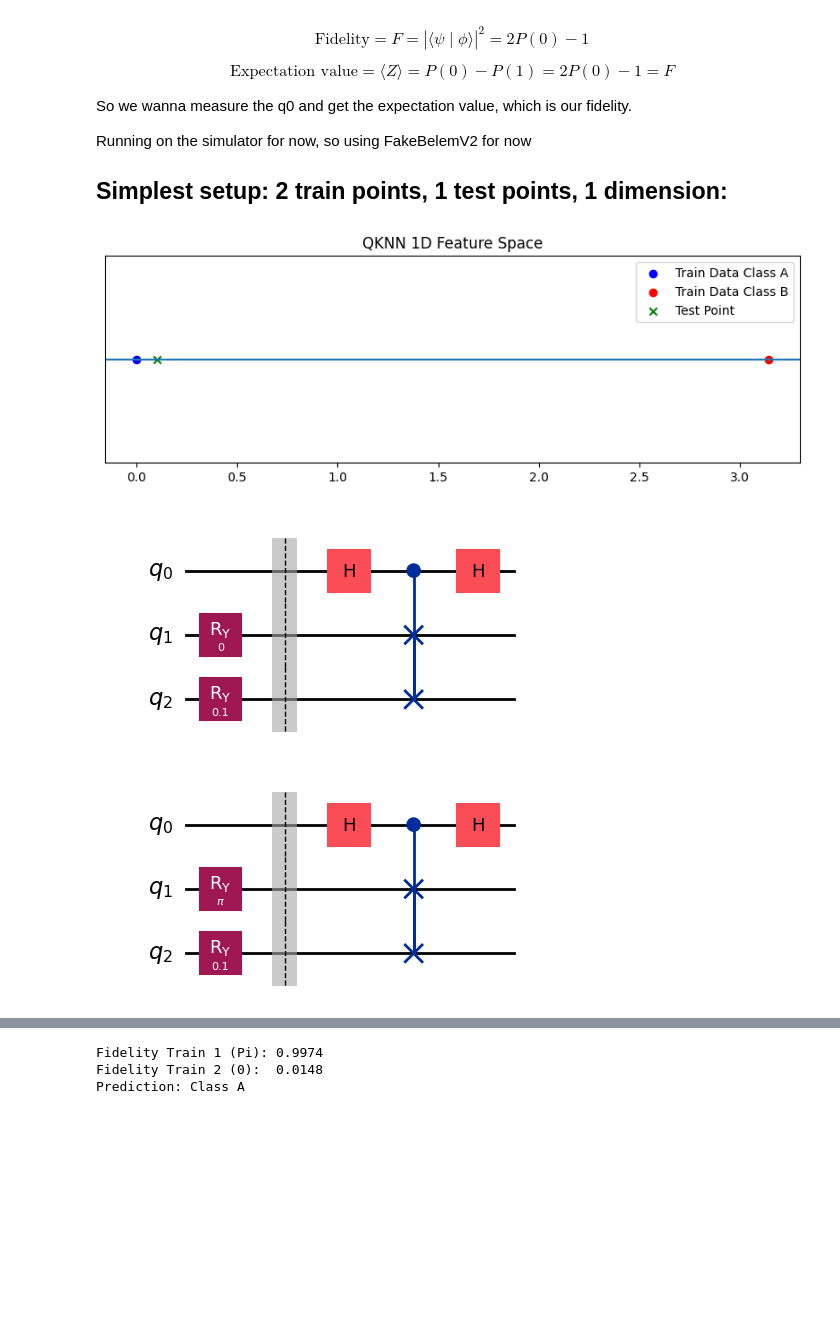
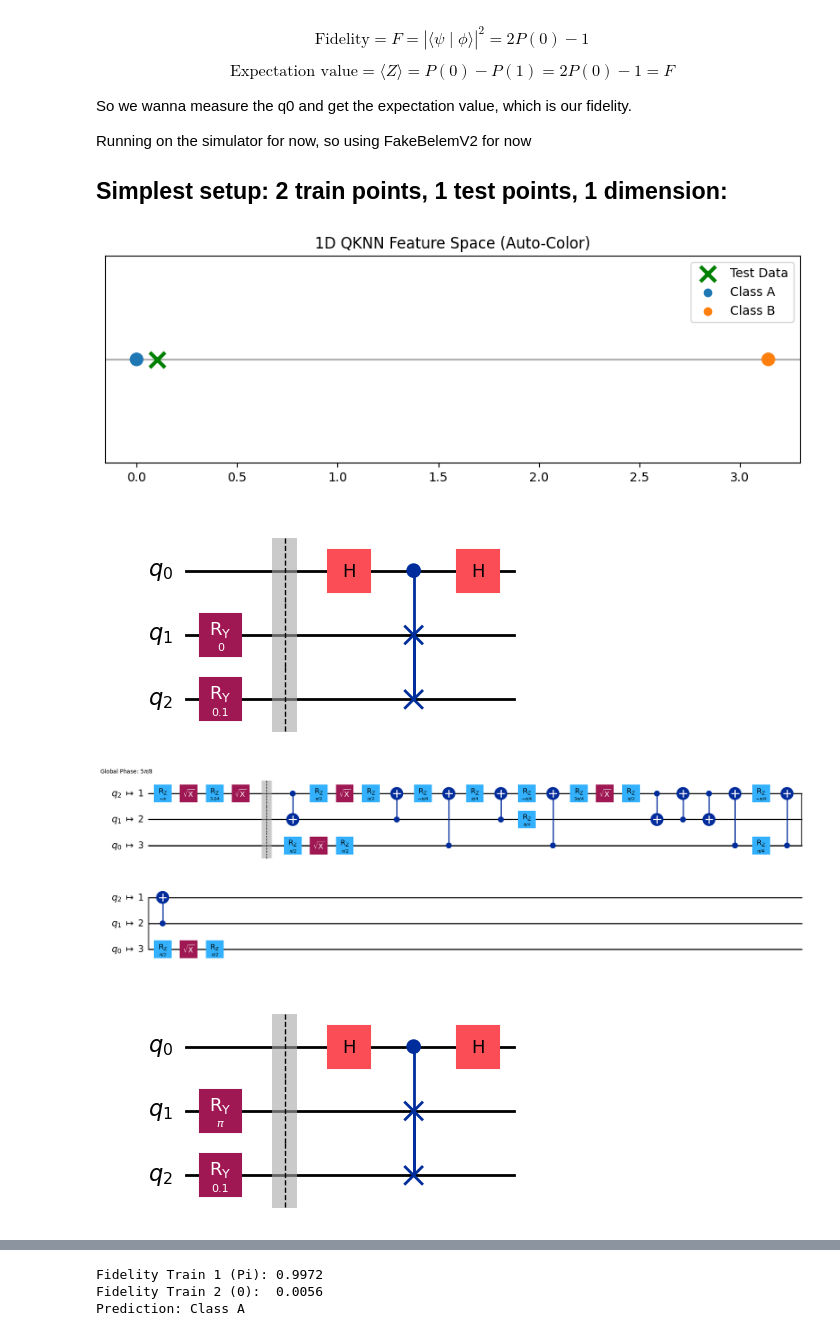
Before and after one commit to Aadipat/QuantumEngineeringProjectGroup8, a Jupyter notebook: simplest_swap_test.ipynb, the cells around one changed output, grey strips where cells are left out. Cells and saved outputs as stored; diff of their text form; code cells hidden in the pictures; blank space fills up the shorter version.

Commit message:
full swap test (multiple dimensions + points

```diff
--- a/simplest_swap_test.ipynb
+++ b/simplest_swap_test.ipynb
@@ -35,56 +35,80 @@ from qiskit_ibm_runtime.fake_provider import FakeBelemV2
 import numpy as np
 from IPython.display import display
 import matplotlib.pyplot as plt
+from qiskit import QuantumRegister, ClassicalRegister
+from collections import Counter
 
-train_points = [0, np.pi]
-test_point = 0.1
+def visualize_1d(train_data, train_labels, test_data):
+    unique_labels = sorted(list(set(train_labels)))
+    cm = plt.get_cmap('tab10')
+    color_map = {label: cm(i) for i, label in enumerate(unique_labels)}
 
-plt.figure(figsize=(10, 3))
-plt.axhline(0)
-plt.scatter(train_points[0], 0, c='blue', label='Train Data Class A')
-plt.scatter(train_points[1], 0, c='red', label='Train Data Class B')
-plt.scatter(test_point, 0, c='green', marker='x', label='Test Point')
-plt.title("QKNN 1D Feature Space")
-plt.legend()
-plt.yticks([]) # Hide Y axis
-plt.show()
+    plt.figure(figsize=(10, 3))
+    plt.axhline(0, color='black', alpha=0.3)
 
-backend = FakeBelemV2()
-pm = generate_preset_pass_manager(backend=backend, optimization_level=1)
-observable = SparsePauliOp("IIZ") # Measure q0
+    train_x = [pt[0] for pt in train_data]
+    test_x = [pt[0] for pt in test_data]
 
-def fidelity(train_val, test_val):
-    qc = QuantumCircuit(3)
+    plt.scatter(train_x, np.zeros_like(train_x),
+                c=[color_map[l] for l in train_labels], s=100, zorder=2)
+
+    plt.scatter(test_x, np.zeros_like(test_x),
+                c='green', marker='x', s=150, linewidths=3, label='Test Data', zorder=3)
+
+    for label, color in color_map.items():
+        plt.scatter([], [], c=[color], label=label)
+
+    plt.title("1D QKNN Feature Space (Auto-Color)")
+    plt.ylim(-0.1, 0.1)
+    plt.yticks([])
+    plt.legend()
+    plt.show()
+
+def compute_fidelity_1d(train_val, test_val):
+    qc = QuantumCircuit(3) # 1 for ancilla, 1 for 1 dimension train data, 1 for 1 dimension test data
 
     # 1. Encoding
     qc.ry(train_val, 1)
     qc.ry(test_val, 2)
     qc.barrier()
 
     # 2. SWAP Test
     qc.h(0)
     qc.cswap(0, 1, 2)
     qc.h(0)
 
     display(qc.draw("mpl"))
 
     isa = pm.run(qc)
+    display(isa.draw("mpl"))
     obs = observable.apply_layout(isa.layout)
     estimator = Estimator(backend)
     job = estimator.run([(isa, obs)], precision=0.01)
     result = job.result()
 
     return result[0].data.evs
 
-fid1 = fidelity(train_points[0], test_point)
-fid2 = fidelity(train_points[1], test_point)
+train_points = [0, np.pi]
+train_labels = ['Class A', 'Class B']
+test_point = 0.1
+
+# Making it more complicated so it can be reused later
+visualize_1d([np.array([x]) for x in train_points], train_labels, [np.array([test_point])])
+
+backend = FakeBelemV2()
+pm = generate_preset_pass_manager(backend=backend, optimization_level=1)
+observable = SparsePauliOp("IIZ") # Measure q0
+
+fid1 = compute_fidelity_1d(train_points[0], test_point)
+fid2 = compute_fidelity_1d(train_points[1], test_point)
 
 print(f"Fidelity Train 1 (Pi): {fid1:.4f}")
 print(f"Fidelity Train 2 (0):  {fid2:.4f}")
 
-label = "Class A" if fid1 > fid2 else "Class B"
+label = train_labels[0] if fid1 > fid2 else train_lables[1]
 print(f"Prediction: {label}")
 # %% [output]
-[figure, old version]
+[figure, new version]
 [figure]
-[figure, old version]
+[figure, new version]
+[figure, added]
@@ -91,4 +116,4 @@ print(f"Prediction: {label}")
-Fidelity Train 1 (Pi): 0.9974
-Fidelity Train 2 (0):  0.0148
+Fidelity Train 1 (Pi): 0.9972
+Fidelity Train 2 (0):  0.0056
 Prediction: Class A
 # %%
```
Also changed, not shown: parts of 3 cells of this notebook.
